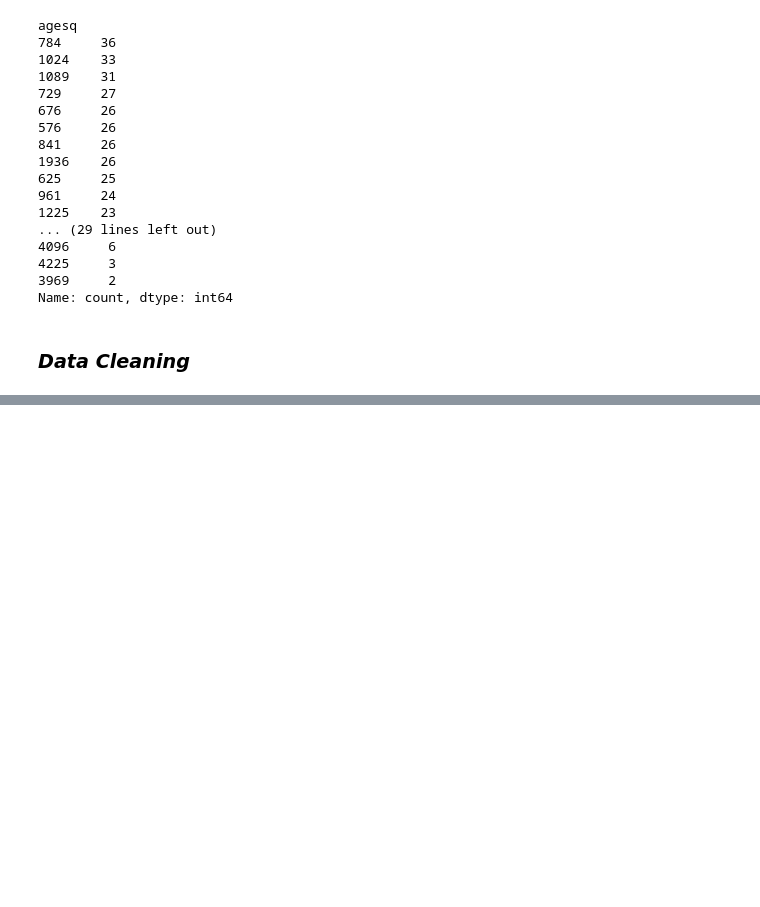
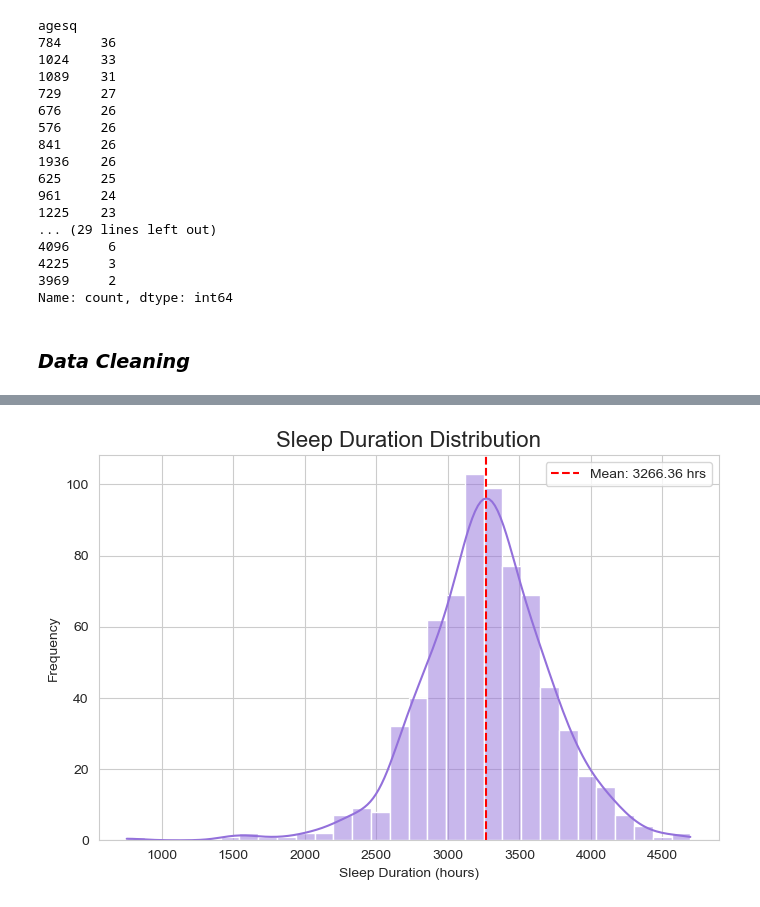
Before and after one commit to niranjan910/Sleep-pattern-Analysis-, a Jupyter notebook: Sleep Pattern Analysis.ipynb, the cells around one changed output, grey strips where cells are left out. Cells and saved outputs as stored; diff of their text form; code cells hidden in the pictures; blank space fills up the shorter version.

```diff
--- a/Sleep Pattern Analysis.ipynb
+++ b/Sleep Pattern Analysis.ipynb
@@ -742,0 +797,13 @@ df['clerical'] = df['clerical'].round().astype(int)
+# %%
+plt.figure(figsize=(8, 5))
+sns.histplot(data=df, x='sleep', kde=True, color='mediumpurple', bins=30)
+
+plt.axvline(df['sleep'].mean(), color='red', linestyle='--', label=f"Mean: {df['sleep'].mean():.2f} hrs")
+
+plt.title('Sleep Duration Distribution', fontsize=16)
+plt.xlabel('Sleep Duration (hours)')
+plt.ylabel('Frequency')
+plt.legend()
+plt.show()
+# %% [output]
+[figure, added]
```
Also changed, not shown: parts of 50 cells of this notebook.
